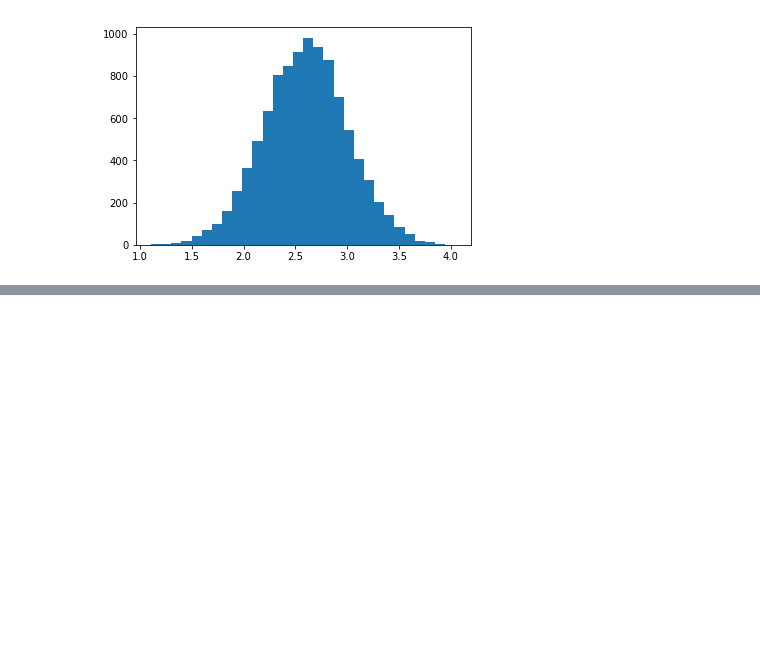
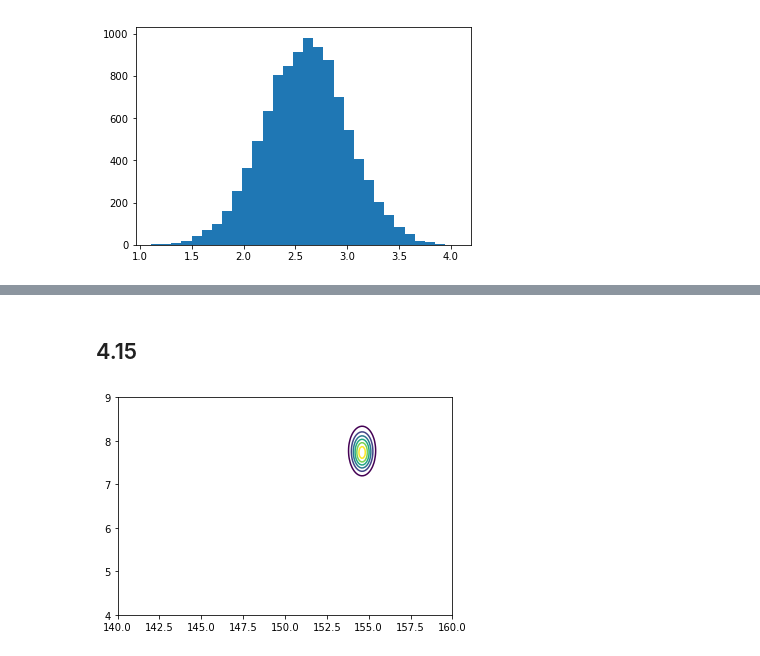
Before and after one commit to efcaguab/statistical-rethinking, a Jupyter notebook: learning-code/chapter-4-code.ipynb, the cells around one changed output, grey strips where cells are left out. Saved outputs shown, nothing was run; the diff lists cells and outputs as text; code cells hidden in the pictures; blank space fills up the shorter version.

```diff
--- a/learning-code/chapter-4-code.ipynb
+++ b/learning-code/chapter-4-code.ipynb
@@ -62,0 +96,13 @@ plt.show()
+# %%
+post_grid = np.mgrid[140:160:200j, 4:9:200j]
+post = post_grid.reshape((2, -1)).T
+ll = [sum(stats.norm.logpdf(d2.height, loc = e[0], scale = e[1])) for i,e in enumerate(post)]
+prod = ll + stats.norm.logpdf(post[:,0], loc = 178, scale = 20) + stats.norm.logpdf(post[:,1], loc = 0, scale = 50)
+prob = np.exp(prod - max(prod))
+# %% [markdown]
+## 4.15
+# %%
+plt.contour(post_grid[0],post_grid[1], prob.reshape((200,-1)))
+plt.show()
+# %% [output]
+[figure, added]
```
Also changed, not shown: parts of 16 cells of this notebook, 15 other files.
